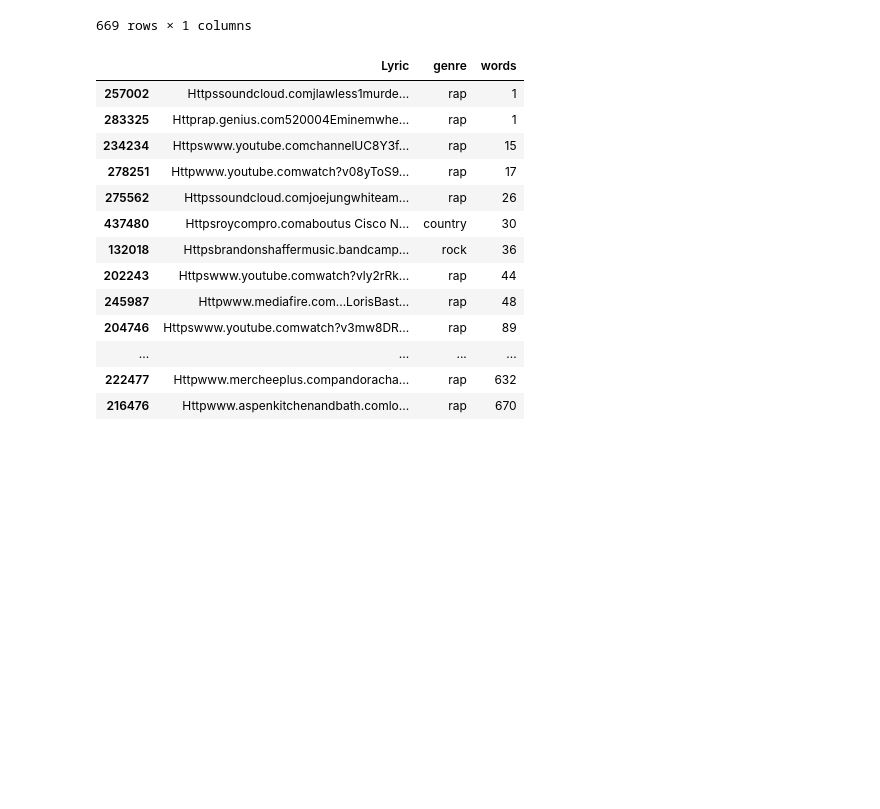
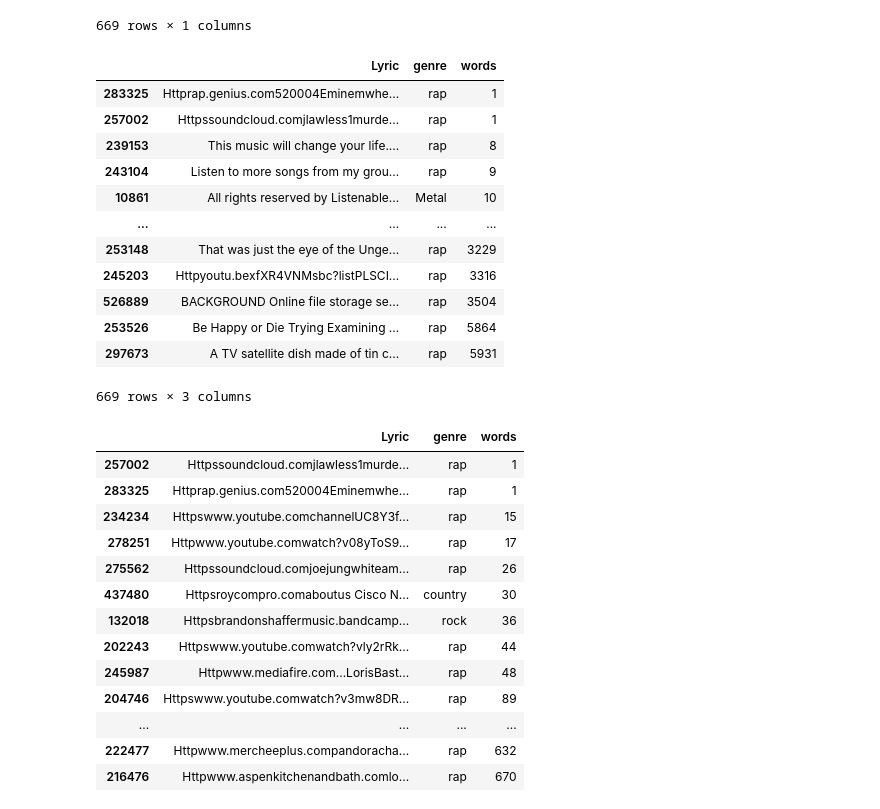
Before and after one commit to eliaserracarbonell/TextAnalyticsProject, a Jupyter notebook: Dataset_Exploration.ipynb, the cells around one changed output. Cells and saved outputs as stored; diff of their text form; code cells hidden in the pictures; blank space fills up the shorter version.

```diff
--- a/Dataset_Exploration.ipynb
+++ b/Dataset_Exploration.ipynb
@@ -344,6 +370,22 @@ df_data_full[['Lyric']][
 | 548280 | Use Best 2020 300820 Dumps Questi... |
 | 548484 | Ever since universities have exis... |
 669 rows × 1 columns
+# %%
+df_data_full[df_data_full['Lyric'].str.contains(r"(?i)\bhtt", na=False)].sort_values(by='words')
+# %% [output]
+|  | Lyric | genre | words |
+| 283325 | Httprap.genius.com520004Eminemwhe... | rap | 1 |
+| 257002 | Httpssoundcloud.comjlawless1murde... | rap | 1 |
+| 239153 | This music will change your life.... | rap | 8 |
+| 243104 | Listen to more songs from my grou... | rap | 9 |
+| 10861 | All rights reserved by Listenable... | Metal | 10 |
+| ... | ... | ... | ... |
+| 253148 | That was just the eye of the Unge... | rap | 3229 |
+| 245203 | Httpyoutu.bexfXR4VNMsbc?listPLSCI... | rap | 3316 |
+| 526889 | BACKGROUND Online file storage se... | rap | 3504 |
+| 253526 | Be Happy or Die Trying Examining ... | rap | 5864 |
+| 297673 | A TV satellite dish made of tin c... | rap | 5931 |
+669 rows × 3 columns
 # %%
 df_data_full[df_data_full['Lyric'].str.contains(r'(?i)^Htt', na=False)].sort_values(by='words')
 # %% [output]
```
Also changed, not shown: parts of 28 cells of this notebook.
